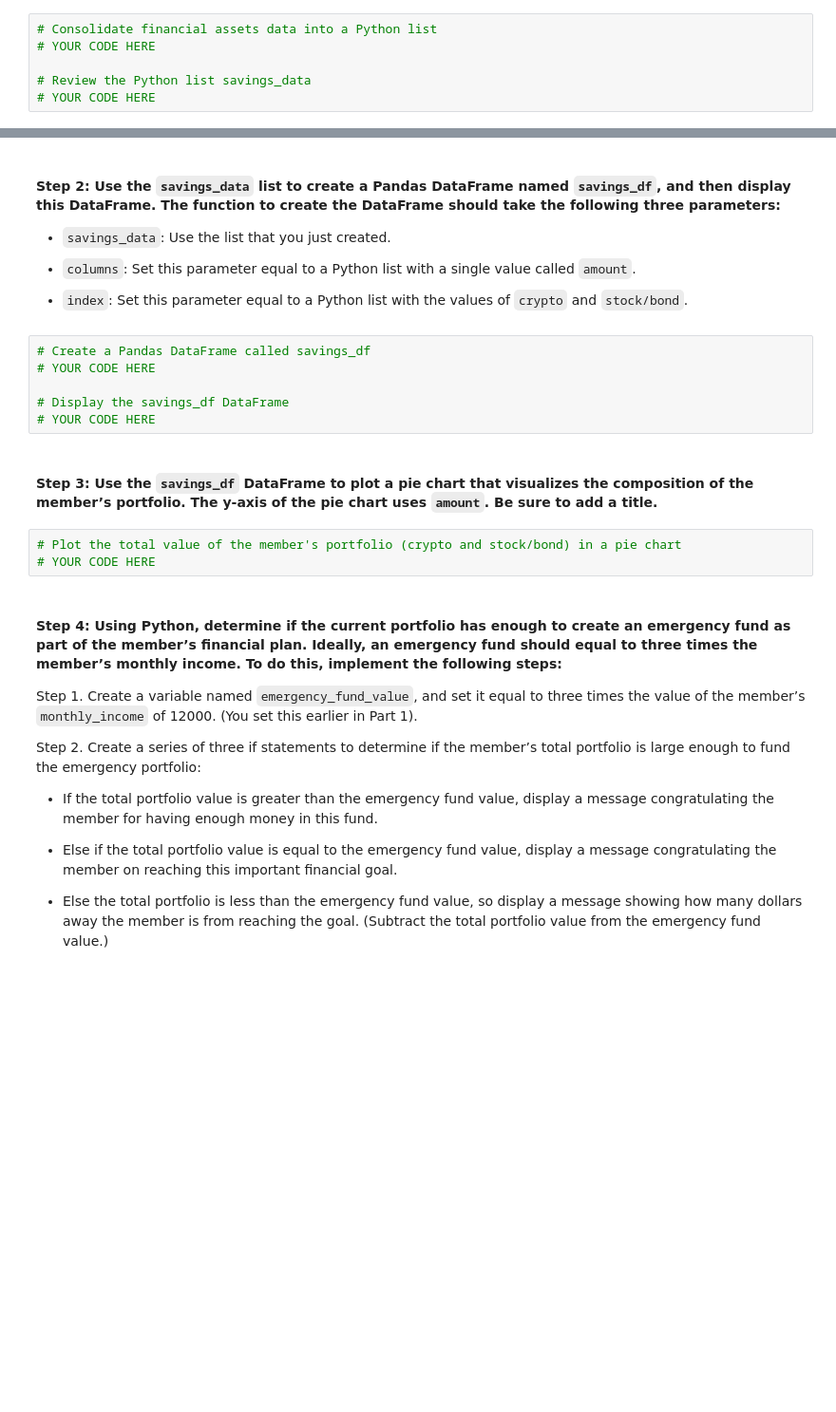
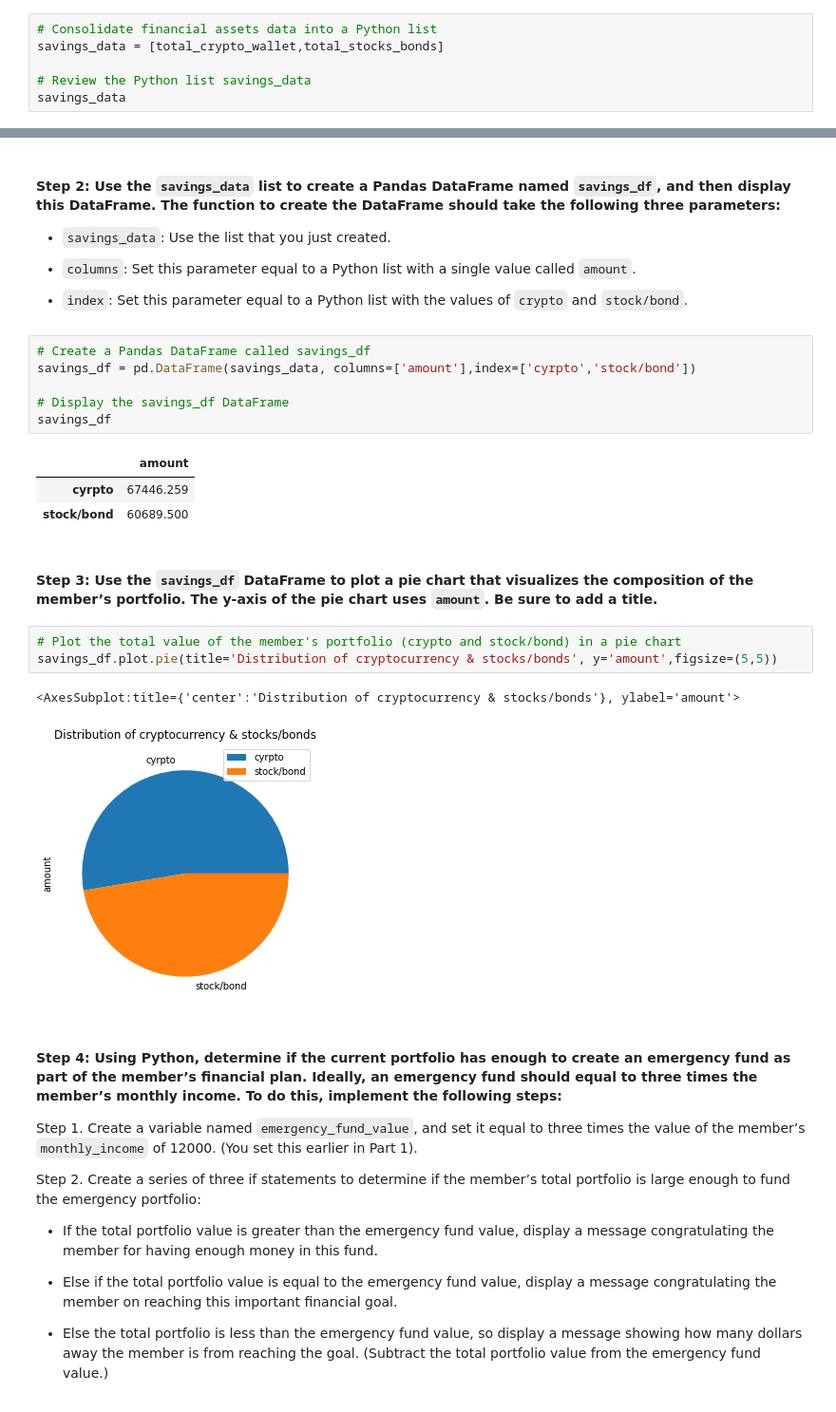
Before and after one commit to dcmar18/FinancialPlanningTools, a Jupyter notebook: financial_planning_tools.ipynb, the cells around one changed output, grey strips where cells are left out. Shown: that part at 95% size. Drawn from its saved outputs; the diff is of its cells as text; blank space fills up the shorter version.

```diff
--- a/financial_planning_tools.ipynb
+++ b/financial_planning_tools.ipynb
@@ -320,7 +320,7 @@ In this section, you’ll use the valuations for the cryptocurrency wallet and f
 #### Step 1: Create a Python list named `savings_data` that has two elements. The first element contains the total value of the cryptocurrency wallet. The second element contains the total value of the stock and bond portions of the portfolio.
 # %%
 # Consolidate financial assets data into a Python list
-# YOUR CODE HERE
+savings_data = [total_crypto_wallet,total_stocks_bonds]
 
 # Review the Python list savings_data
-# YOUR CODE HERE
+savings_data
@@ -334,15 +336,22 @@ In this section, you’ll use the valuations for the cryptocurrency wallet and f
 - `index`: Set this parameter equal to a Python list with the values of `crypto` and `stock/bond`.
 # %%
 # Create a Pandas DataFrame called savings_df
-# YOUR CODE HERE
+savings_df = pd.DataFrame(savings_data, columns=['amount'],index=['cyrpto','stock/bond'])
 
 # Display the savings_df DataFrame
-# YOUR CODE HERE
+savings_df
+# %% [output]
+|  | amount |
+| cyrpto | 67446.259 |
+| stock/bond | 60689.500 |
 # %% [markdown]
 #### Step 3: Use the `savings_df` DataFrame to plot a pie chart that visualizes the composition of the member’s portfolio. The y-axis of the pie chart uses `amount`. Be sure to add a title.
 # %%
 # Plot the total value of the member's portfolio (crypto and stock/bond) in a pie chart
-# YOUR CODE HERE
+savings_df.plot.pie(title='Distribution of cryptocurrency & stocks/bonds', y='amount',figsize=(5,5))
+# %% [output]
+<AxesSubplot:title={'center':'Distribution of cryptocurrency & stocks/bonds'}, ylabel='amount'>
+[figure, added]
 # %% [markdown]
 #### Step 4: Using Python, determine if the current portfolio has enough to create an emergency fund as part of the member’s financial plan. Ideally, an emergency fund should equal to three times the member’s monthly income. To do this, implement the following steps:
 
```
Also changed, not shown: parts of 1 cell of this notebook.
